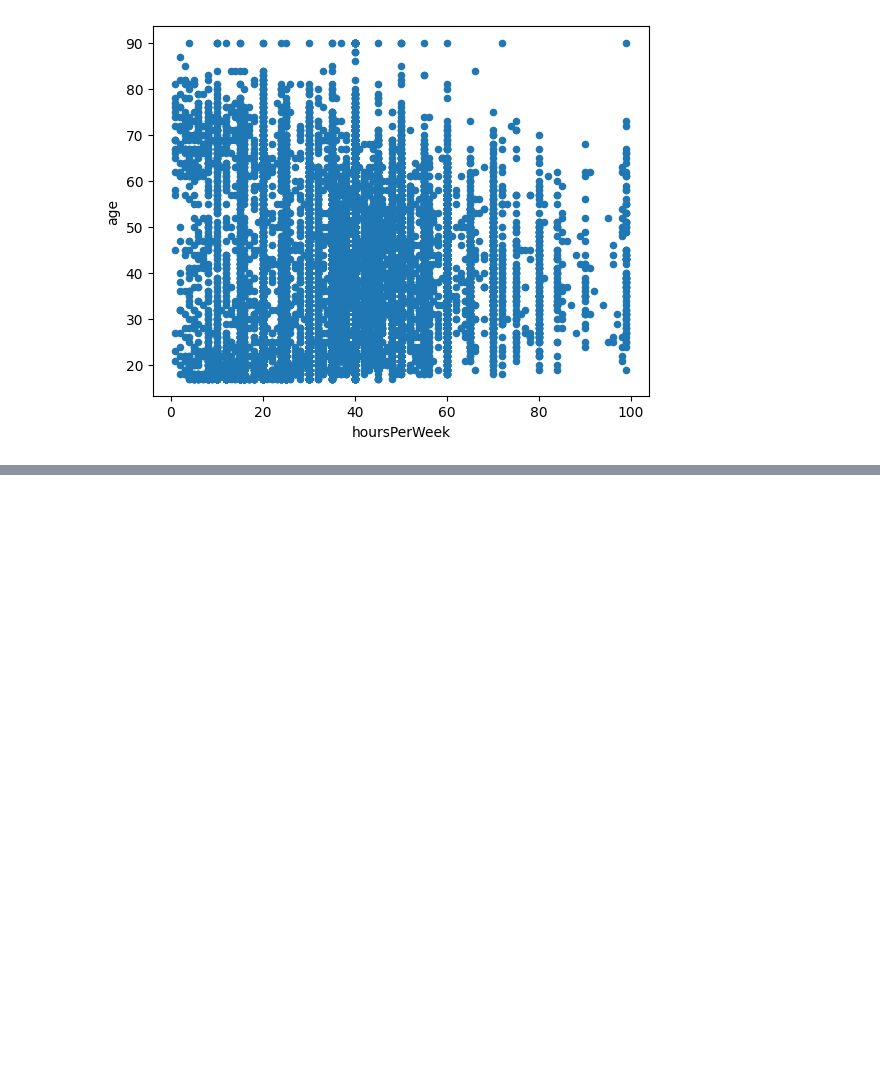
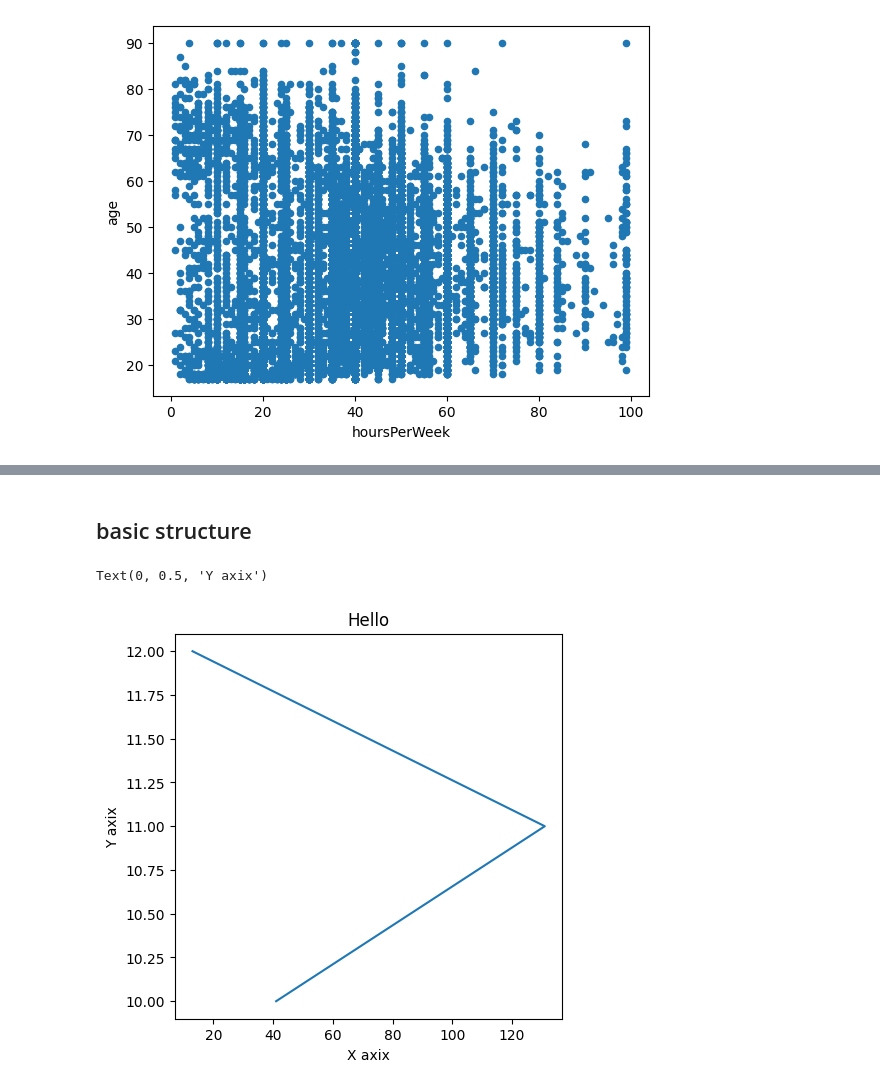
Before and after one commit to muhammadfahd/Hands-On-Data-Preprocessing-in-Python, a Jupyter notebook: Chapter02/Practise Chapter2.ipynb, the cells around one changed output, grey strips where cells are left out. Cells and saved outputs as stored; diff of their text form; code cells hidden in the pictures; blank space fills up the shorter version.

```diff
--- a/Chapter02/Practise Chapter2.ipynb
+++ b/Chapter02/Practise Chapter2.ipynb
@@ -50,0 +76,2 @@ d_Set.plot.scatter(x='hoursPerWeek', y='age')
+# %% [markdown]
+## basic structure
@@ -50,0 +80,11 @@ d_Set.plot.scatter(x='hoursPerWeek', y='age')
+# %%
+x=[13,131,41]
+y=[12,11,10]
+plt.figure(figsize=(5,5))
+plt.plot(x,y)
+plt.title("Hello")
+plt.xlabel("X axix")
+plt.ylabel("Y axix")
+# %% [output]
+Text(0, 0.5, 'Y axix')
+[figure, added]
```
Also changed, not shown: parts of 8 cells of this notebook, 5 other files.
